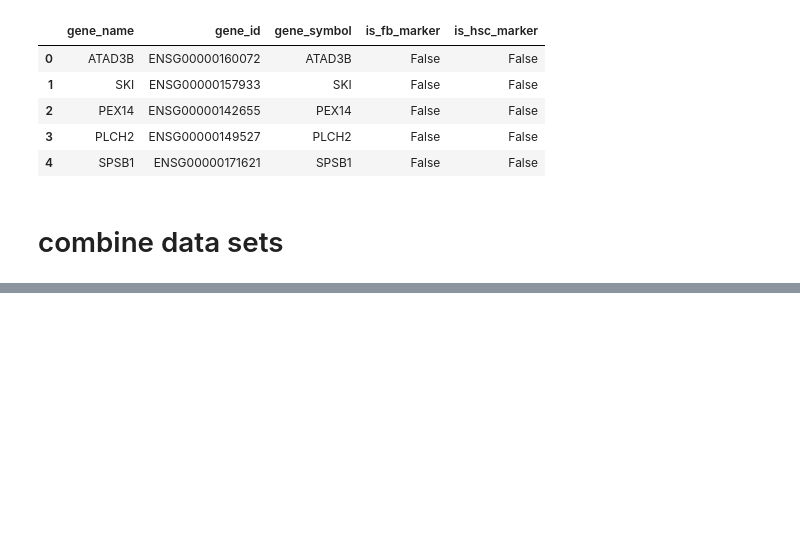
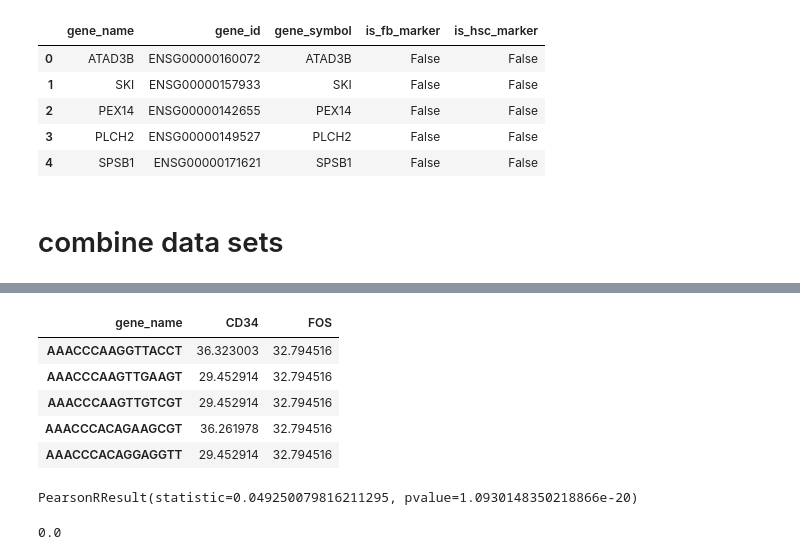
Before and after one commit to CooperStansbury/ONT-single-cell, a Jupyter notebook: notebooks/merge_tabula_sapiens.ipynb, the cells around one changed output, grey strips where cells are left out. Drawn from its saved outputs; the diff is of its cells as text; code cells hidden in the pictures; blank space fills up the shorter version.

```diff
--- a/notebooks/merge_tabula_sapiens.ipynb
+++ b/notebooks/merge_tabula_sapiens.ipynb
@@ -285,0 +347,20 @@ done
+# %%
+data.to_df('combat_corrected')[['CD34', 'FOS']].head()
+# %% [output]
+| gene_name | CD34 | FOS |
+| AAACCCAAGGTTACCT | 36.323003 | 32.794516 |
+| AAACCCAAGTTGAAGT | 29.452914 | 32.794516 |
+| AAACCCAAGTTGTCGT | 29.452914 | 32.794516 |
+| AAACCCACAGAAGCGT | 36.261978 | 32.794516 |
+| AAACCCACAGGAGGTT | 29.452914 | 32.794516 |
+# %%
+x = data.to_df('combat_corrected')['CD34']
+y = data.to_df('raw_counts')['CD34']
+
+scipy.stats.pearsonr(x, y)
+# %% [output]
+PearsonRResult(statistic=0.049250079816211295, pvalue=1.0930148350218866e-20)
+# %%
+np.min(data.to_df('combat_corrected').to_numpy())
+# %% [output]
+0.0
```
Also changed, not shown: parts of 8 cells of this notebook, 13 other files.
